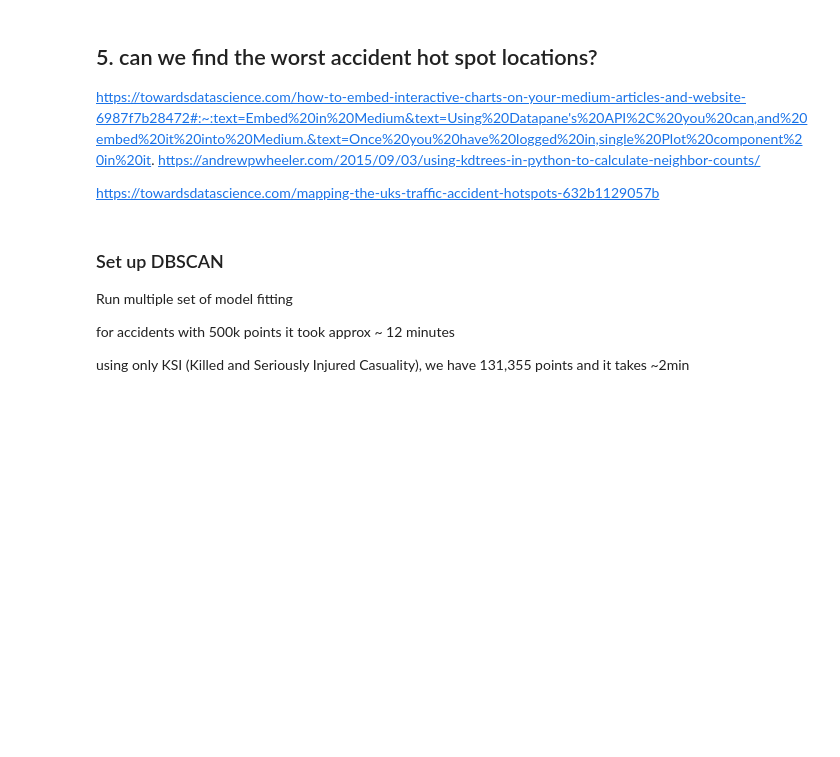
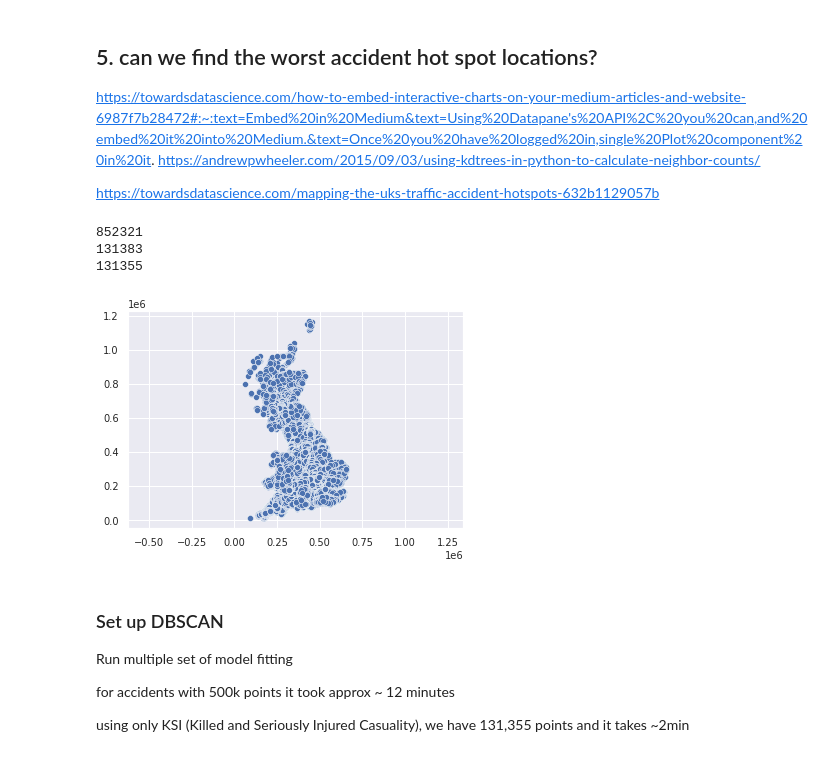
Before and after one commit to GaborJenei/DS-Stackoverflow-Survey, a Jupyter notebook: 01_Intro_to_DS/3_BlogPost/Udacity DSND Project1_BlogPost.ipynb, the cells around one changed output. Saved outputs shown, nothing was run; the diff lists cells and outputs as text; code cells hidden in the pictures; blank space fills up the shorter version.

```diff
--- a/01_Intro_to_DS/3_BlogPost/Udacity DSND Project1_BlogPost.ipynb
+++ b/01_Intro_to_DS/3_BlogPost/Udacity DSND Project1_BlogPost.ipynb
@@ -451,27 +552,32 @@ https://towardsdatascience.com/mapping-the-uks-traffic-accident-hotspots-632b112
 # %%
 # Merge Coordinates to casualities
 casuality_cols = ['Accident_Index','Vehicle_Reference','Casualty_Reference','Casualty_Severity']
-coordinate_cols = ['Accident_Index','Location_Easting_OSGR', 'Location_Northing_OSGR']
+coordinate_cols = ['Accident_Index','Location_Easting_OSGR', 'Location_Northing_OSGR', 'Longitude', 'Latitude']
 df_casualties_coords = df_casualties[casuality_cols].merge(df_accidents[coordinate_cols], on='Accident_Index', how='left')
 
 # Drop Slight Injuries
 print(len(df_casualties_coords))
 df_casualties_coords = df_casualties_coords[~(df_casualties_coords['Casualty_Severity']=='Slight')].copy()
 
 # Drop missing coordinates
 print(len(df_casualties_coords))
 df_casualties_coords = df_casualties_coords[~df_casualties_coords[['Location_Easting_OSGR','Location_Northing_OSGR']].isnull().any(axis=1)]
 
 # Convert DataFrame to array
 print(len(df_casualties_coords))
 casuality_array = df_casualties_coords.values
 
 # get the coordinates only
 X = np.array(casuality_array[:,4:6], dtype='int32')
 
 # Plot points for a visual checks
 sns.scatterplot(x=X[:,0], y=X[:,1])
 plt.axis('equal');
+# %% [output]
+852321
+131383
+131355
+[figure, added]
 # %% [markdown]
 ### Set up DBSCAN
 
```
Also changed, not shown: parts of 33 cells of this notebook.
